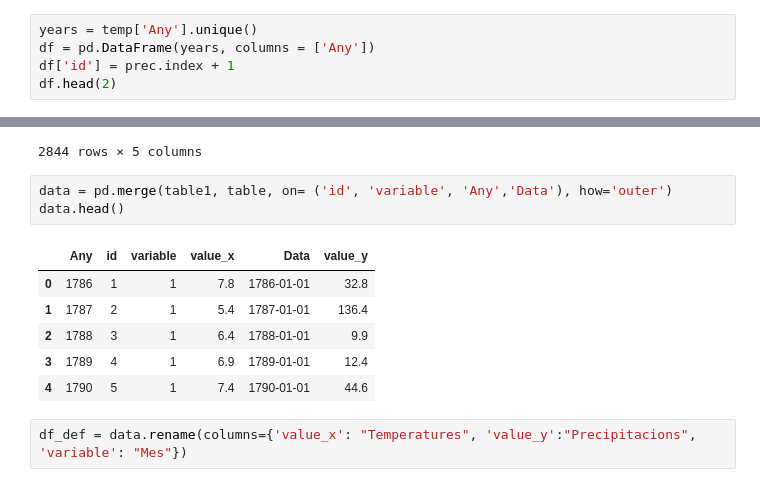
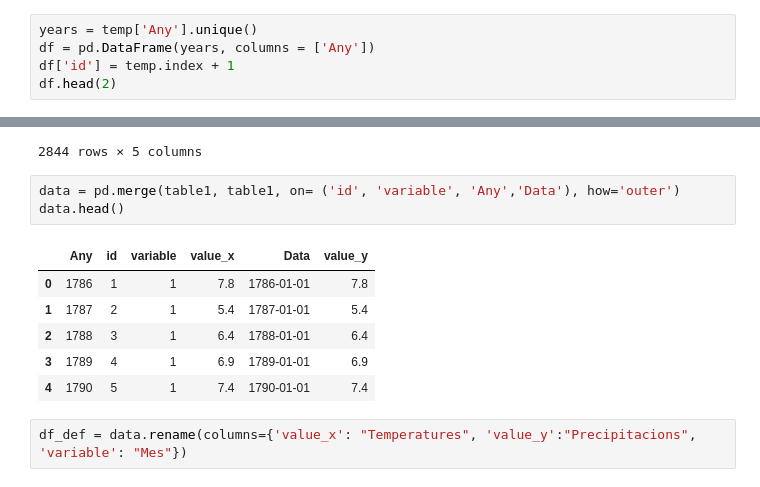
Before and after one commit to Likimeya/BCN_temp, a Jupyter notebook: dataframe.ipynb, the cells around one changed output, grey strips where cells are left out. Cells and saved outputs as stored; diff of their text form.

```diff
--- a/dataframe.ipynb
+++ b/dataframe.ipynb
@@ -206,7 +79,7 @@ temp.rename(columns={'Temp_Mitjana_Gener': "1",
 # %%
 years = temp['Any'].unique()
 df = pd.DataFrame(years, columns = ['Any'])
-df['id'] = prec.index + 1
+df['id'] = temp.index + 1
 df.head(2)
 # %% [output]
 |  | Any | id |
@@ -253,15 +126,15 @@ table1.rename(columns = {'value': "Total_temperatures"})
 | 2843 | 2022 | 237 | 12 | 12.6 | 2022-12-01 |
 2844 rows × 5 columns
 # %%
-data = pd.merge(table1, table, on= ('id', 'variable', 'Any','Data'), how='outer')
+data = pd.merge(table1, table1, on= ('id', 'variable', 'Any','Data'), how='outer')
 data.head()
 # %% [output]
 |  | Any | id | variable | value_x | Data | value_y |
-| 0 | 1786 | 1 | 1 | 7.8 | 1786-01-01 | 32.8 |
-| 1 | 1787 | 2 | 1 | 5.4 | 1787-01-01 | 136.4 |
-| 2 | 1788 | 3 | 1 | 6.4 | 1788-01-01 | 9.9 |
-| 3 | 1789 | 4 | 1 | 6.9 | 1789-01-01 | 12.4 |
-| 4 | 1790 | 5 | 1 | 7.4 | 1790-01-01 | 44.6 |
+| 0 | 1786 | 1 | 1 | 7.8 | 1786-01-01 | 7.8 |
+| 1 | 1787 | 2 | 1 | 5.4 | 1787-01-01 | 5.4 |
+| 2 | 1788 | 3 | 1 | 6.4 | 1788-01-01 | 6.4 |
+| 3 | 1789 | 4 | 1 | 6.9 | 1789-01-01 | 6.9 |
+| 4 | 1790 | 5 | 1 | 7.4 | 1790-01-01 | 7.4 |
 # %%
 df_def = data.rename(columns={'value_x': "Temperatures", 'value_y':"Precipitacions", 'variable': "Mes"})
 # %%
```
Also changed, not shown: parts of 25 cells of this notebook, 3 other files.
